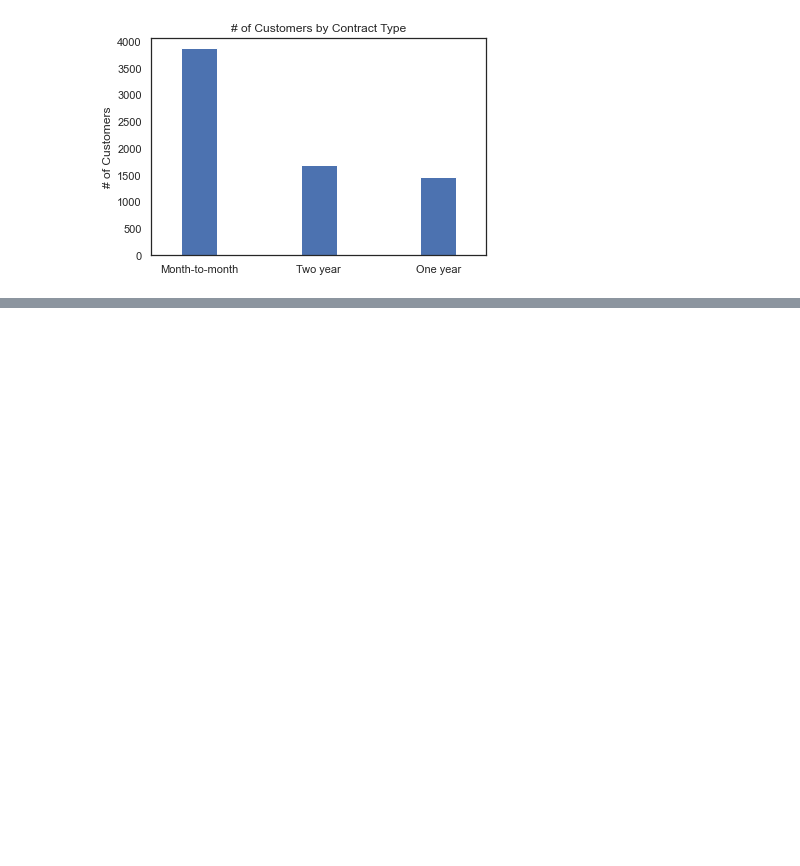
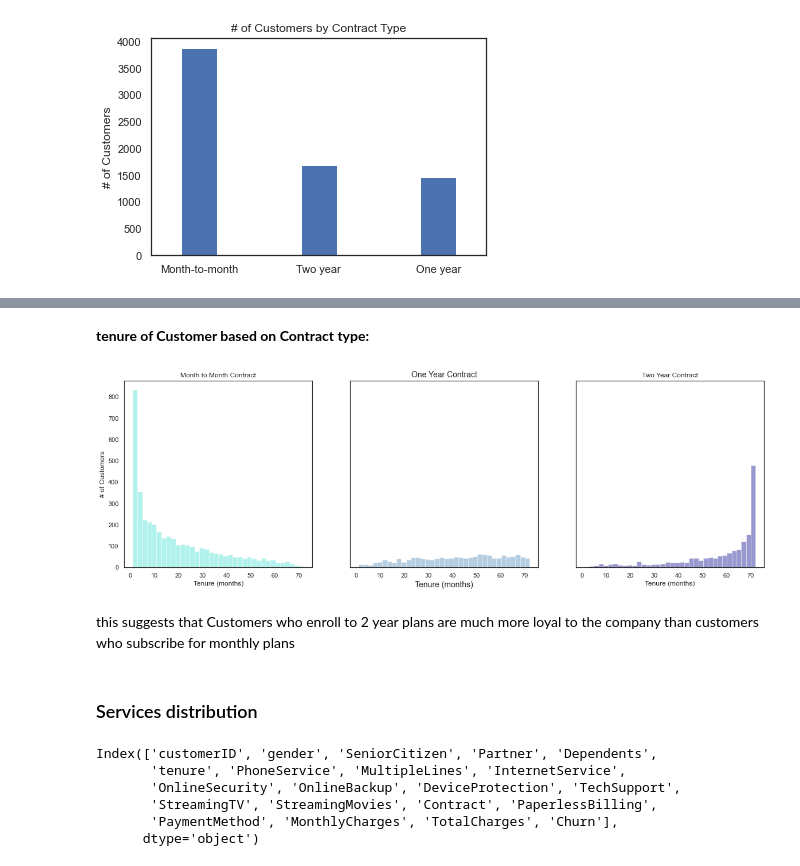
Before and after one commit to manikpurivibhu/Customer-Churn-Prediction, a Jupyter notebook: Customer-Churn-Prediction.ipynb, the cells around one changed output, grey strips where cells are left out. Drawn from its saved outputs; the diff is of its cells as text; code cells hidden in the pictures; blank space fills up the shorter version.

```diff
--- a/Customer-Churn-Prediction.ipynb
+++ b/Customer-Churn-Prediction.ipynb
@@ -295,0 +296,41 @@ plt.show()
+# %% [markdown]
+**tenure of Customer based on Contract type:**
+# %%
+fig, (ax1,ax2,ax3) = plt.subplots(nrows=1, ncols=3, sharey = True, figsize = (20,6))
+
+ax = sns.distplot(dataset[dataset['Contract']=='Month-to-month']['tenure'],
+                   hist=True, kde=False,
+                   bins=int(180/5), color = 'turquoise', ax=ax1)
+ax.set_ylabel('# of Customers')
+ax.set_xlabel('Tenure (months)')
+ax.set_title('Month to Month Contract')
+
+ax = sns.distplot(dataset[dataset['Contract']=='One year']['tenure'],
+                   hist=True, kde=False,
+                   bins=int(180/5), color = 'steelblue', ax=ax2)
+ax.set_xlabel('Tenure (months)',size = 14)
+ax.set_title('One Year Contract',size = 14)
+
+ax = sns.distplot(dataset[dataset['Contract']=='Two year']['tenure'],
+                   hist=True, kde=False,
+                   bins=int(180/5), color = 'darkblue', ax=ax3)
+
+ax.set_xlabel('Tenure (months)')
+ax.set_title('Two Year Contract')
+
+plt.show()
+# %% [output]
+[figure, added]
+# %% [markdown]
+this suggests that Customers who enroll to 2 year plans are much more loyal to the company than customers who subscribe for monthly plans
+# %% [markdown]
+### Services distribution
+# %%
+dataset.columns
+# %% [output]
+Index(['customerID', 'gender', 'SeniorCitizen', 'Partner', 'Dependents',
+       'tenure', 'PhoneService', 'MultipleLines', 'InternetService',
+       'OnlineSecurity', 'OnlineBackup', 'DeviceProtection', 'TechSupport',
+       'StreamingTV', 'StreamingMovies', 'Contract', 'PaperlessBilling',
+       'PaymentMethod', 'MonthlyCharges', 'TotalCharges', 'Churn'],
+      dtype='object')
```
Also changed, not shown: parts of 80 cells of this notebook, 2 other files.
